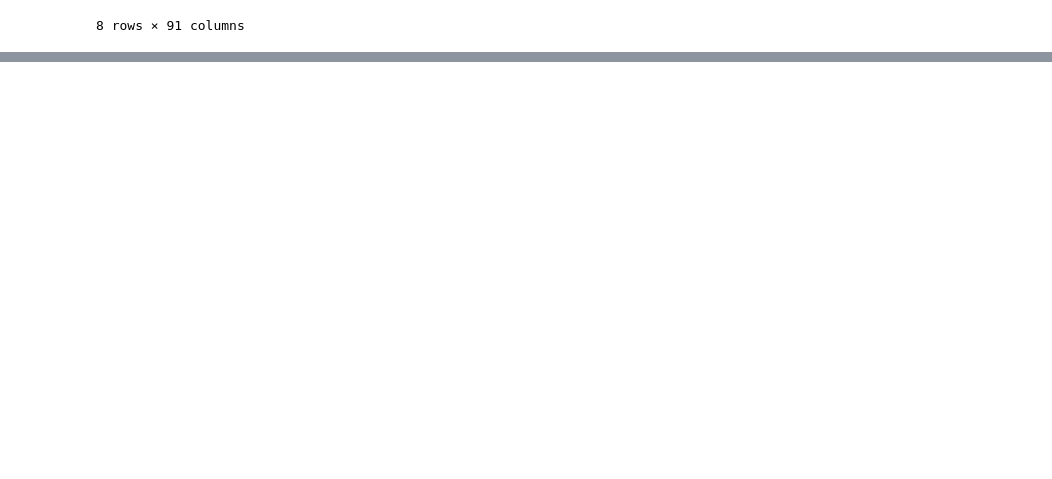
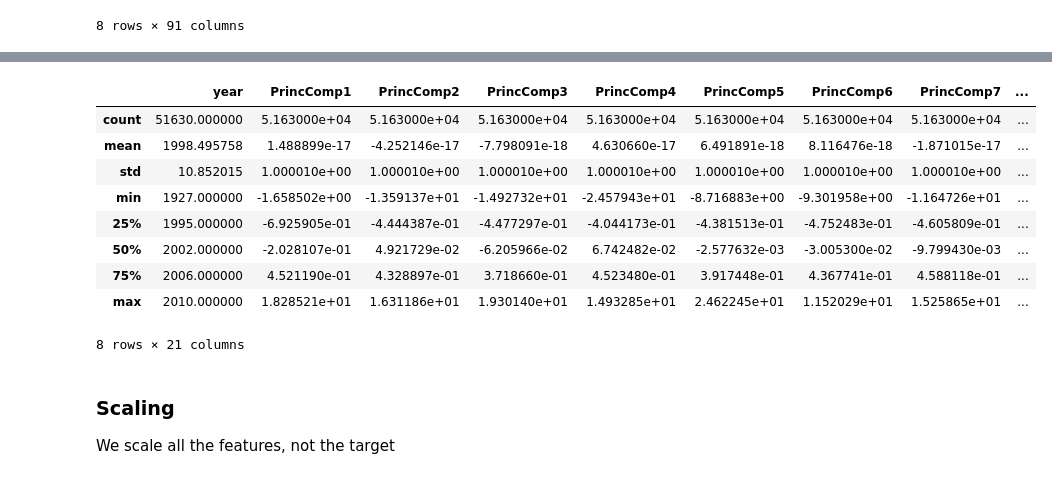
Before and after one commit to acharruey/YearPredictionMSD-Machine-Learning, a Jupyter notebook: FinalProject.ipynb, the cells around one changed output, grey strips where cells are left out. Saved outputs shown, nothing was run; the diff lists cells and outputs as text; code cells hidden in the pictures; blank space fills up the shorter version.

```diff
--- a/FinalProject.ipynb
+++ b/FinalProject.ipynb
@@ -37,0 +156,16 @@ df.describe()
+# %%
+df_test.describe()
+# %% [output]
+|  | year | PrincComp1 | PrincComp2 | PrincComp3 | PrincComp4 | PrincComp5 | PrincComp6 | PrincComp7 | ... |
+| count | 51630.000000 | 5.163000e+04 | 5.163000e+04 | 5.163000e+04 | 5.163000e+04 | 5.163000e+04 | 5.163000e+04 | 5.163000e+04 | ... |
+| mean | 1998.495758 | 1.488899e-17 | -4.252146e-17 | -7.798091e-18 | 4.630660e-17 | 6.491891e-18 | 8.116476e-18 | -1.871015e-17 | ... |
+| std | 10.852015 | 1.000010e+00 | 1.000010e+00 | 1.000010e+00 | 1.000010e+00 | 1.000010e+00 | 1.000010e+00 | 1.000010e+00 | ... |
+| min | 1927.000000 | -1.658502e+00 | -1.359137e+01 | -1.492732e+01 | -2.457943e+01 | -8.716883e+00 | -9.301958e+00 | -1.164726e+01 | ... |
+| 25% | 1995.000000 | -6.925905e-01 | -4.444387e-01 | -4.477297e-01 | -4.044173e-01 | -4.381513e-01 | -4.752483e-01 | -4.605809e-01 | ... |
+| 50% | 2002.000000 | -2.028107e-01 | 4.921729e-02 | -6.205966e-02 | 6.742482e-02 | -2.577632e-03 | -3.005300e-02 | -9.799430e-03 | ... |
+| 75% | 2006.000000 | 4.521190e-01 | 4.328897e-01 | 3.718660e-01 | 4.523480e-01 | 3.917448e-01 | 4.367741e-01 | 4.588118e-01 | ... |
+| max | 2010.000000 | 1.828521e+01 | 1.631186e+01 | 1.930140e+01 | 1.493285e+01 | 2.462245e+01 | 1.152029e+01 | 1.525865e+01 | ... |
+8 rows × 21 columns
+# %% [markdown]
+### Scaling
+We scale all the features, not the target
```
Also changed, not shown: parts of 23 cells of this notebook.
